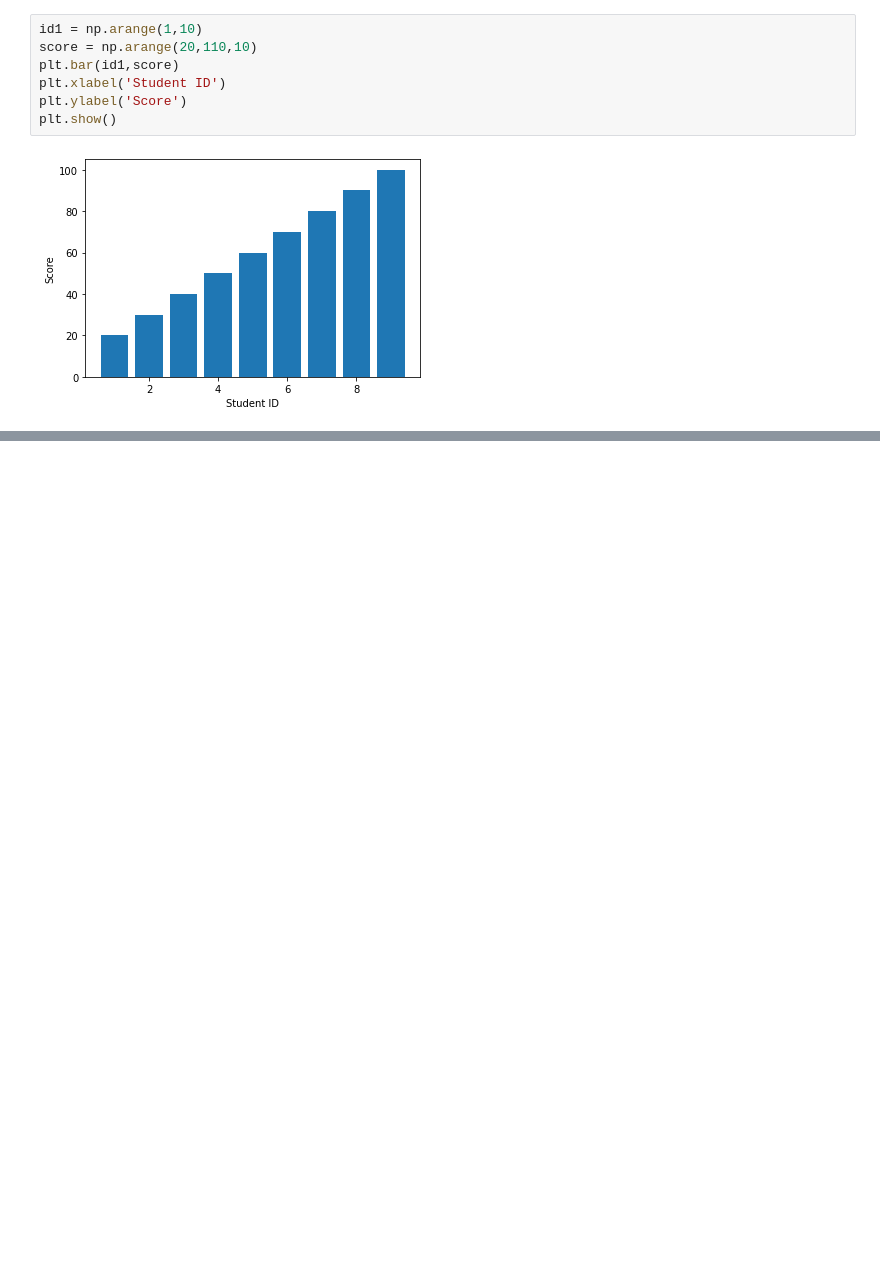
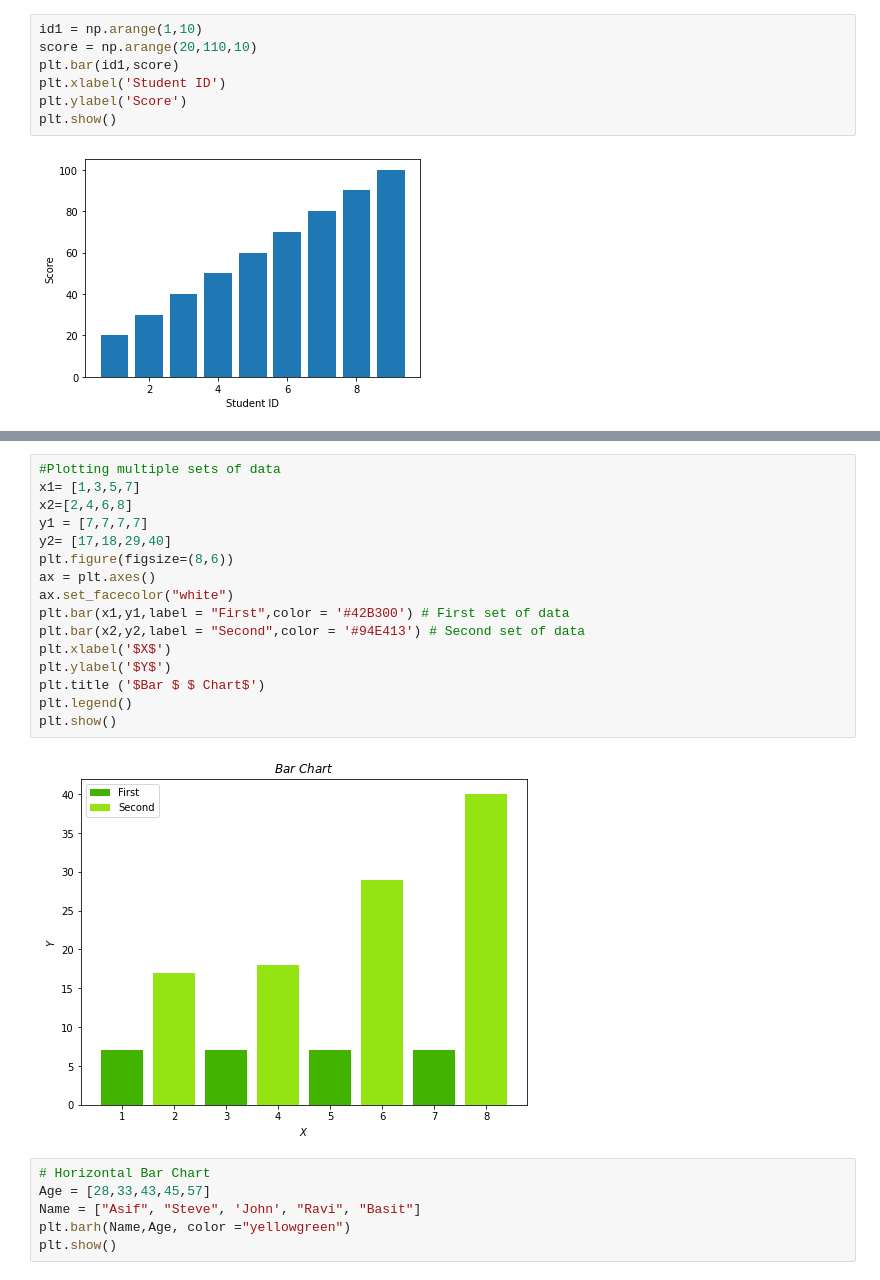
Before and after one commit to uannabi/MatPlotLibGraph, a Jupyter notebook: BarGraph.ipynb, the cells around one changed output, grey strips where cells are left out. Drawn from its saved outputs; the diff is of its cells as text; blank space fills up the shorter version.

```diff
--- a/BarGraph.ipynb
+++ b/BarGraph.ipynb
@@ -38,0 +51,24 @@ plt.show()
+# %%
+#Plotting multiple sets of data
+x1= [1,3,5,7]
+x2=[2,4,6,8]
+y1 = [7,7,7,7]
+y2= [17,18,29,40]
+plt.figure(figsize=(8,6))
+ax = plt.axes()
+ax.set_facecolor("white")
+plt.bar(x1,y1,label = "First",color = '#42B300') # First set of data
+plt.bar(x2,y2,label = "Second",color = '#94E413') # Second set of data
+plt.xlabel('$X$')
+plt.ylabel('$Y$')
+plt.title ('$Bar $ $ Chart$')
+plt.legend()
+plt.show()
+# %% [output]
+[figure, added]
+# %%
+# Horizontal Bar Chart
+Age = [28,33,43,45,57]
+Name = ["Asif", "Steve", 'John', "Ravi", "Basit"]
+plt.barh(Name,Age, color ="yellowgreen")
+plt.show()
```
Also changed, not shown: parts of 1 cell of this notebook.
